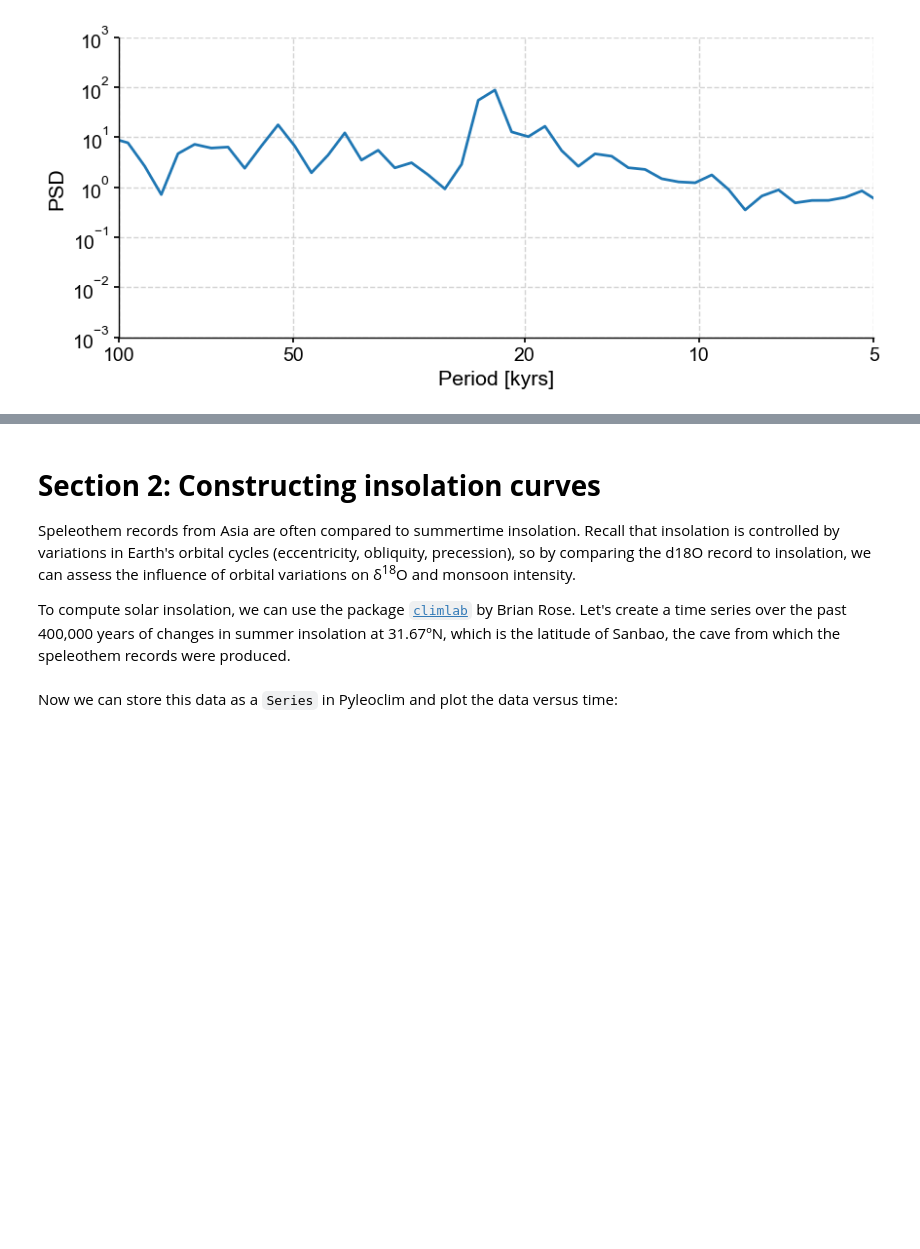
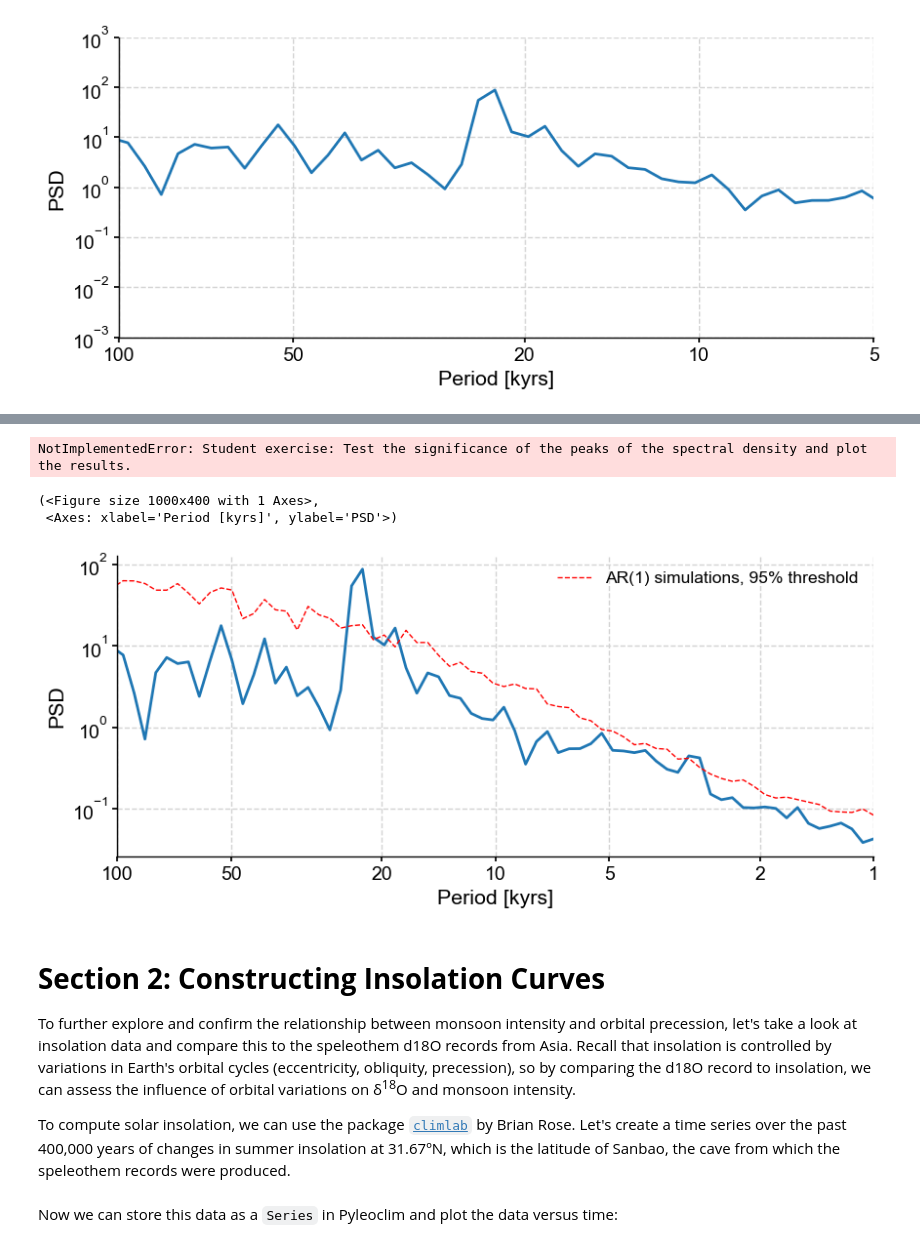
Before and after one commit to ClimateMatchAcademy/course-content, a Jupyter notebook: tutorials/W1D4_Paleoclimate/W1D4_Tutorial7.ipynb, the cells around one changed output, grey strips where cells are left out. Saved outputs shown, nothing was run; the diff lists cells and outputs as text; code cells hidden in the pictures; blank space fills up the shorter version.

```diff
--- a/tutorials/W1D4_Paleoclimate/W1D4_Tutorial7.ipynb
+++ b/tutorials/W1D4_Paleoclimate/W1D4_Tutorial7.ipynb
@@ -123,8 +112,33 @@ This suggests a link between monsoon intensity and orbital precession! To furthe
+# %%
+#################################################
+# Students: Fill in missing code (...) and comment or remove the next line
+raise NotImplementedError("Student exercise: Test the significance of the peaks of the spectral density and plot the results.")
+#################################################
+
+# perform significance test with 30 surrogates
+...
+
+# plot the results
+...
+# %% [output]
+NotImplementedError: Student exercise: Test the significance of the peaks of the spectral density and plot the results.
+# %%
+# to_remove solution
+
+# perform significance test with 30 surrogates
+d18O_wwz_sig = d18O_wwz.signif_test(number = 30)
+
+# plot the results
+d18O_wwz_sig.plot(xlabel='Period [kyrs]')
+# %% [output]
+(<Figure size 1000x400 with 1 Axes>,
+ <Axes: xlabel='Period [kyrs]', ylabel='PSD'>)
+[figure, added]
 # %% [markdown]
 
-# **Section 2: Constructing insolation curves**
+# **Section 2: Constructing Insolation Curves**
 
-Speleothem records from Asia are often compared to summertime insolation. Recall that insolation is controlled by variations in Earth's orbital cycles (eccentricity, obliquity, precession), so by comparing the d18O record to insolation, we can assess the influence of orbital variations on δ<sup>18</sup>O and monsoon intensity.
+To further explore and confirm the relationship between monsoon intensity and orbital precession, let's take a look at insolation data and compare this to the speleothem d18O records from Asia. Recall that insolation is controlled by variations in Earth's orbital cycles (eccentricity, obliquity, precession), so by comparing the d18O record to insolation, we can assess the influence of orbital variations on δ<sup>18</sup>O and monsoon intensity.
 
 To compute solar insolation, we can use the package [`climlab`](https://climlab.readthedocs.io/en/latest/index.html) by Brian Rose. Let's create a time series over the past 400,000 years of changes in summer insolation at 31.67ºN, which is the latitude of Sanbao, the cave from which the speleothem records were produced.
 # %%
```
Also changed, not shown: parts of 26 cells of this notebook, 2 other files.
